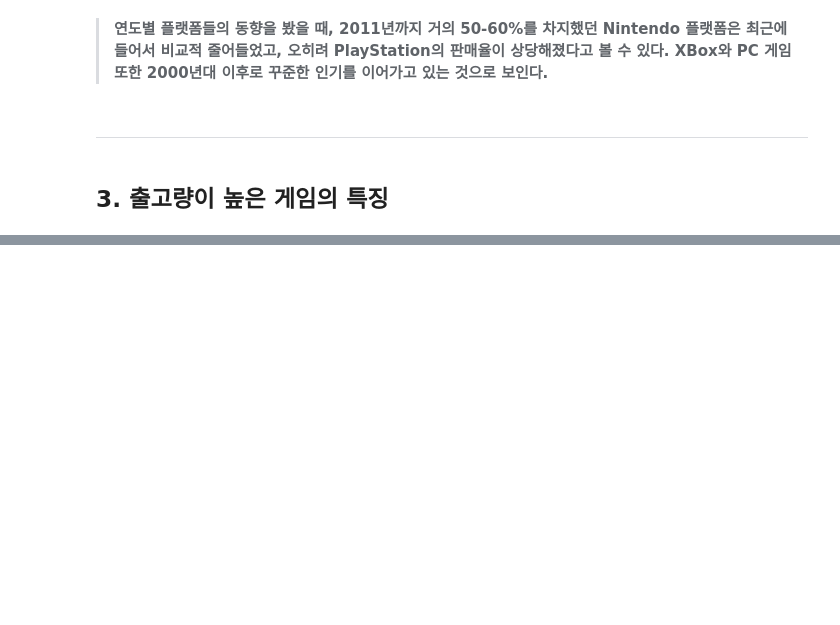
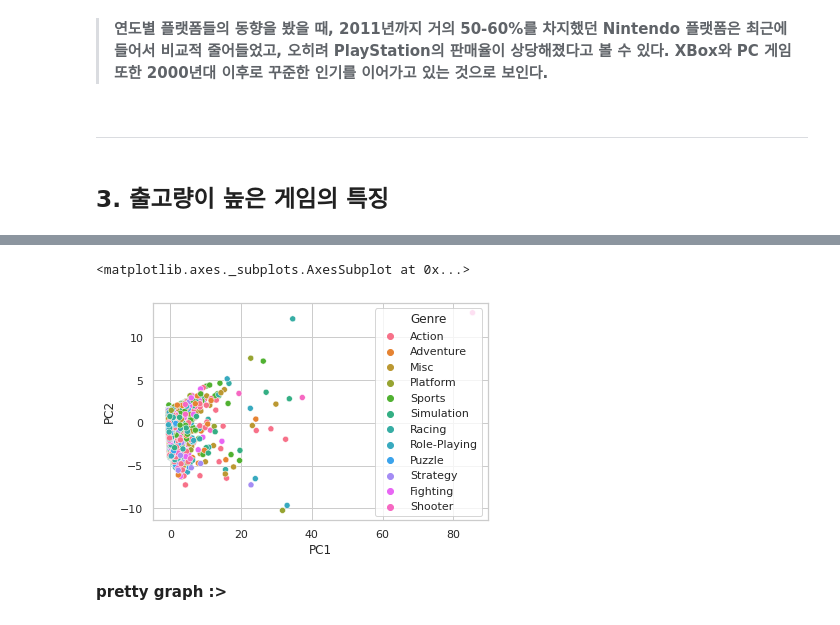
Before and after one commit to doguma/S1P_CodeStates, a Jupyter notebook: S1P.ipynb, the cells around one changed output, grey strips where cells are left out. Saved outputs shown, nothing was run; the diff lists cells and outputs as text; code cells hidden in the pictures; blank space fills up the shorter version.

```diff
--- a/S1P.ipynb
+++ b/S1P.ipynb
@@ -428,0 +540,6 @@ Sprint 3 : DR, PCA, Cluster
+# %%
+genre = df_pca['Genre']
+platform = df_pca['Platform']
+
+df_pca.drop(['Genre', 'Platform'], axis=1, inplace=True)
+df_pca
@@ -428,0 +560,8 @@ Sprint 3 : DR, PCA, Cluster
+# %%
+df_pca['Year'] = df_pca['Year'].apply(toInt)
+# %%
+import pandas as pd
+from sklearn.preprocessing import StandardScaler
+
+scaler = StandardScaler()
+features = pd.DataFrame(scaler.fit_transform(df_pca), columns=df_pca.columns)
@@ -428,0 +570,15 @@ Sprint 3 : DR, PCA, Cluster
+# %%
+import numpy as np
+from sklearn.decomposition import PCA
+
+pca = PCA(n_components=2)
+extracted_df = pd.DataFrame(pca.fit_transform(features), columns=['PC1', 'PC2'])
+# extracted_df['genre'] = genre
+extracted_df['platform'] = platform
+# %%
+sns.scatterplot(data=extracted_df, x='PC1', y='PC2', hue=genre)
+# %% [output]
+<matplotlib.axes._subplots.AxesSubplot at 0x...>
+[figure, added]
+# %% [markdown]
+**pretty graph :>**
```
Also changed, not shown: parts of 22 cells of this notebook.
